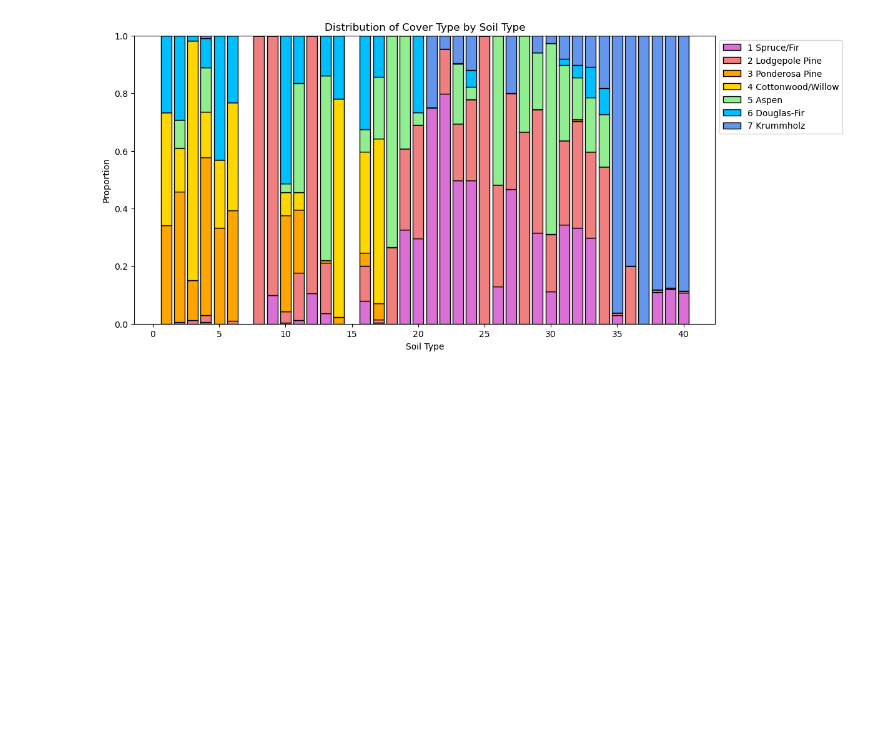
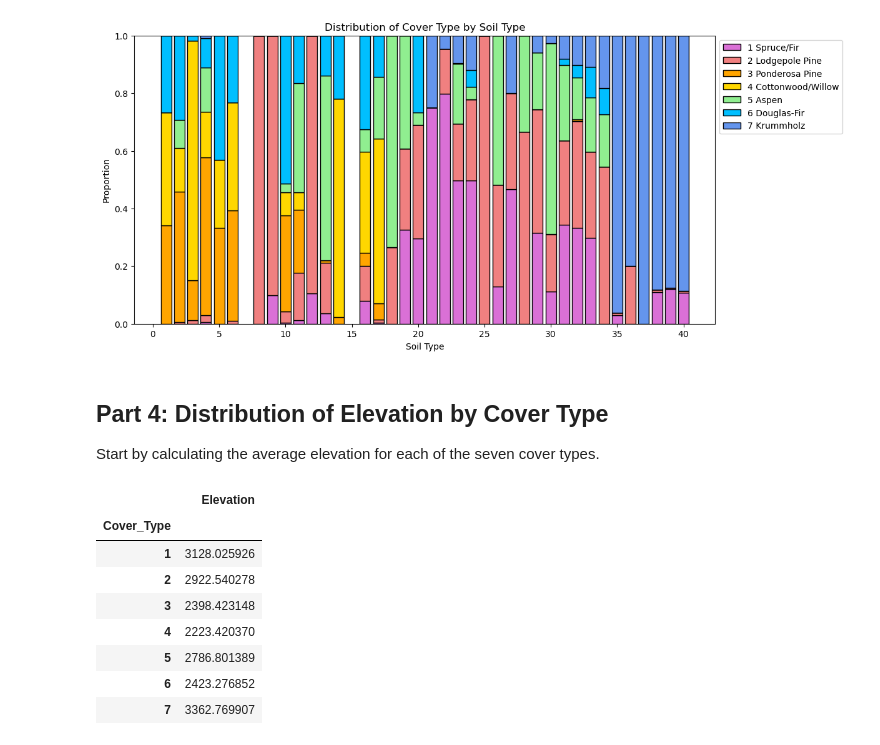
Before and after one commit to slylockfox/Maryville-DSCI-503-2, a Jupyter notebook: Project_04_Snyder.ipynb, the cells around one changed output. Saved outputs shown, nothing was run; the diff lists cells and outputs as text; code cells hidden in the pictures; blank space fills up the shorter version.

Commit message:
hw 8 part 4

```diff
--- a/Project_04_Snyder.ipynb
+++ b/Project_04_Snyder.ipynb
@@ -207,3 +210,24 @@ plt.legend(bbox_to_anchor=(1, 1))
 plt.show()
 # %% [output]
 [figure]
+# %% [markdown]
+## Part 4: Distribution of Elevation by Cover Type
+Start by calculating the average elevation for each of the seven cover types.
+# %%
+# Select the Elevation and Cover_Type columns from fc, group the rows by Cover_Type, and then calculate the
+# mean Elevation for each group.
+mean_elevations = fc.loc[:, ['Elevation', 'Cover_Type']].\
+    groupby('Cover_Type').mean()
+
+# Display the resulting DataFrame.
+mean_elevations.head(10)
+# %% [output]
+|  | Elevation |
+| Cover_Type |  |
+| 1 | 3128.025926 |
+| 2 | 2922.540278 |
+| 3 | 2398.423148 |
+| 4 | 2223.420370 |
+| 5 | 2786.801389 |
+| 6 | 2423.276852 |
+| 7 | 3362.769907 |
```
Also changed, not shown: parts of 4 cells of this notebook, 1 other file.
